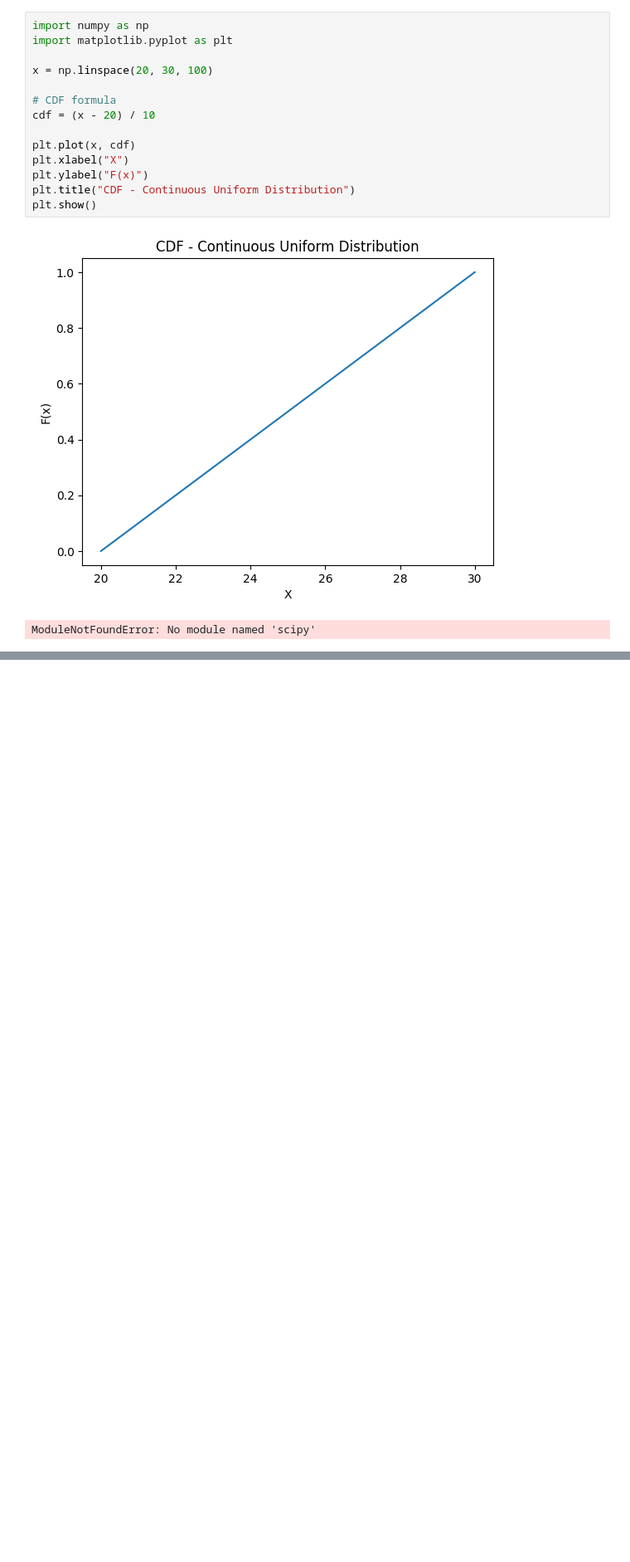
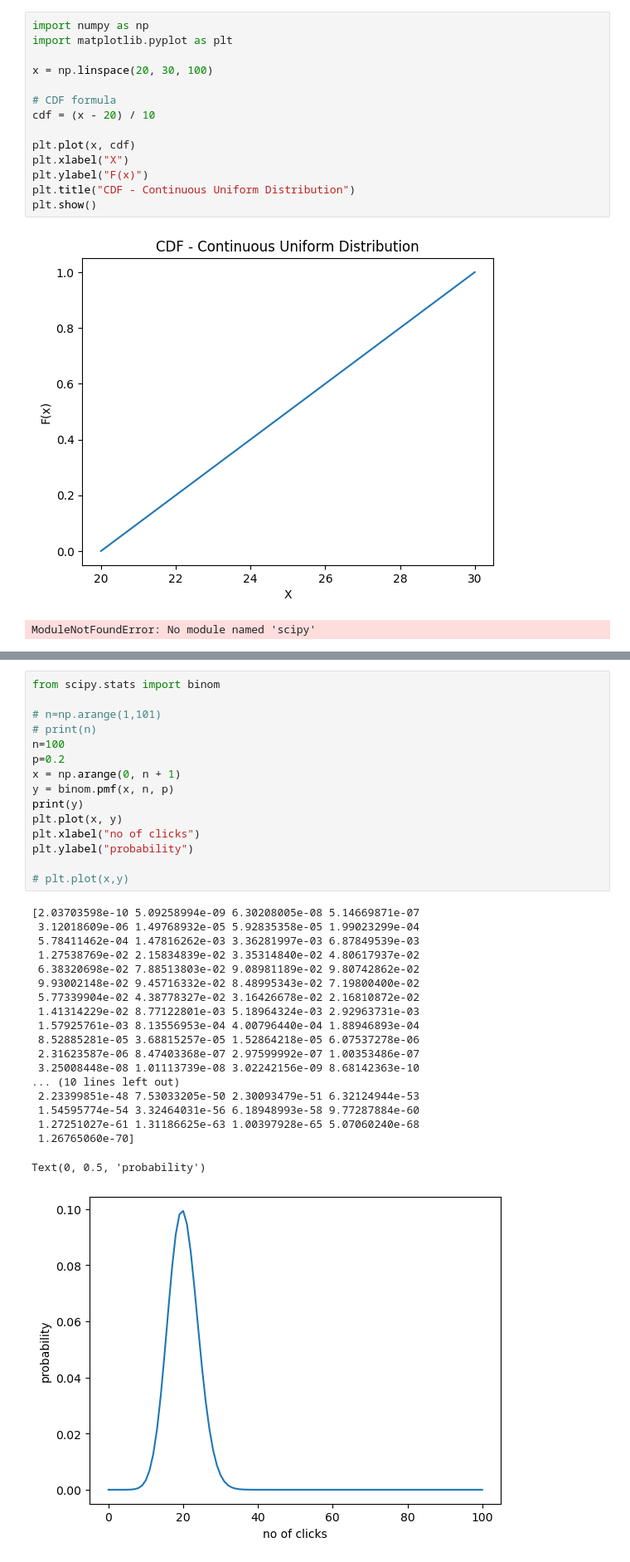
Before and after one commit to JyothikSandeep/ML_DL_concepts, a Jupyter notebook: 10-Probability Distribution/main.ipynb, the cells around one changed output, grey strips where cells are left out. Shown at 83% size. Drawn from its saved outputs; the diff is of its cells as text; blank space fills up the shorter version.

```diff
--- a/10-Probability Distribution/main.ipynb
+++ b/10-Probability Distribution/main.ipynb
@@ -228,0 +969,35 @@ ModuleNotFoundError: No module named 'scipy'
+# %%
+from scipy.stats import binom
+
+# n=np.arange(1,101)
+# print(n)
+n=100
+p=0.2
+x = np.arange(0, n + 1)
+y = binom.pmf(x, n, p)
+print(y)
+plt.plot(x, y)
+plt.xlabel("no of clicks")
+plt.ylabel("probability")
+
+# plt.plot(x,y)
+# %% [output]
+[2.03703598e-10 5.09258994e-09 6.30208005e-08 5.14669871e-07
+ 3.12018609e-06 1.49768932e-05 5.92835358e-05 1.99023299e-04
+ 5.78411462e-04 1.47816262e-03 3.36281997e-03 6.87849539e-03
+ 1.27538769e-02 2.15834839e-02 3.35314840e-02 4.80617937e-02
+ 6.38320698e-02 7.88513803e-02 9.08981189e-02 9.80742862e-02
+ 9.93002148e-02 9.45716332e-02 8.48995343e-02 7.19800400e-02
+ 5.77339904e-02 4.38778327e-02 3.16426678e-02 2.16810872e-02
+ 1.41314229e-02 8.77122801e-03 5.18964324e-03 2.92963731e-03
+ 1.57925761e-03 8.13556953e-04 4.00796440e-04 1.88946893e-04
+ 8.52885281e-05 3.68815257e-05 1.52864218e-05 6.07537278e-06
+ 2.31623587e-06 8.47403368e-07 2.97599992e-07 1.00353486e-07
+ 3.25008448e-08 1.01113739e-08 3.02242156e-09 8.68142363e-10
+... (10 lines left out)
+ 2.23399851e-48 7.53033205e-50 2.30093479e-51 6.32124944e-53
+ 1.54595774e-54 3.32464031e-56 6.18948993e-58 9.77287884e-60
+ 1.27251027e-61 1.31186625e-63 1.00397928e-65 5.07060240e-68
+ 1.26765060e-70]
+Text(0, 0.5, 'probability')
+[figure, added]
```
Also changed, not shown: parts of 18 cells of this notebook, 1 other file.
